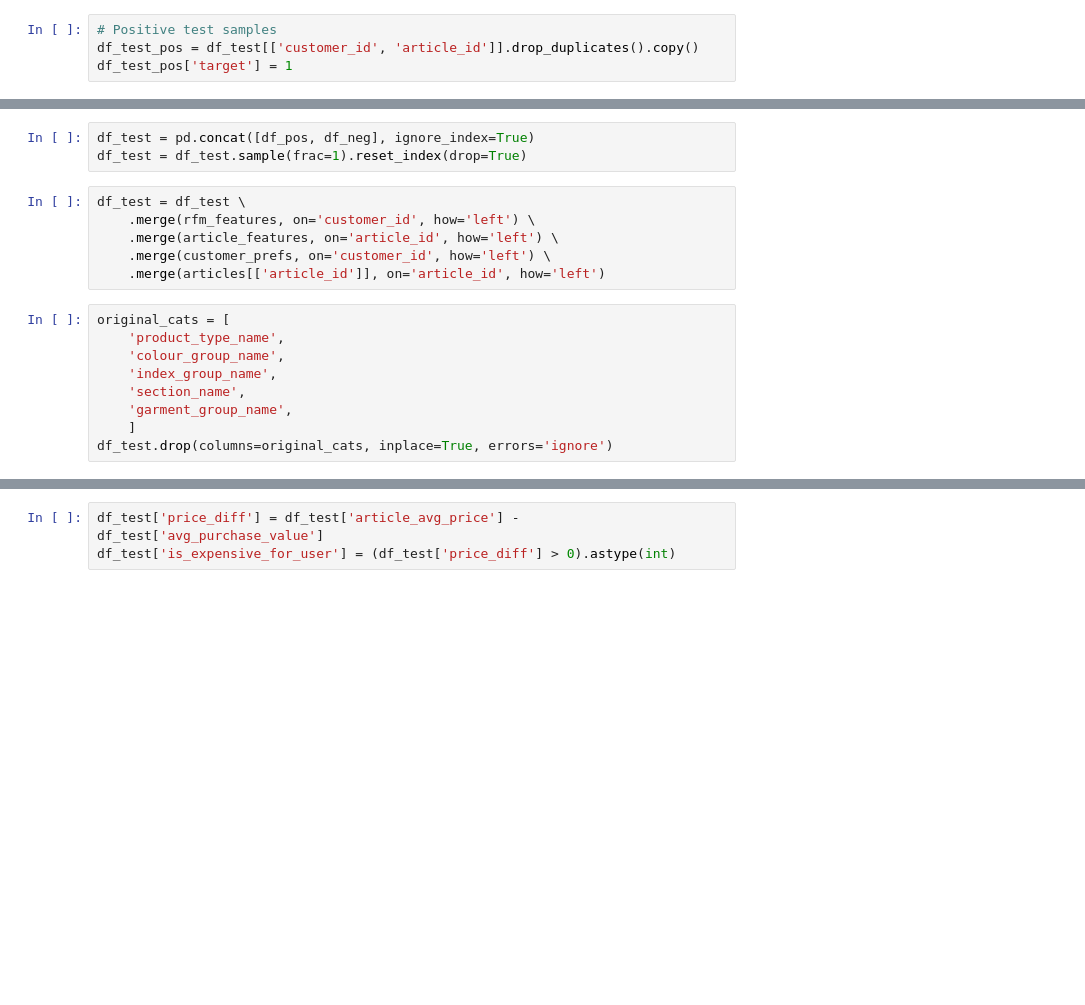
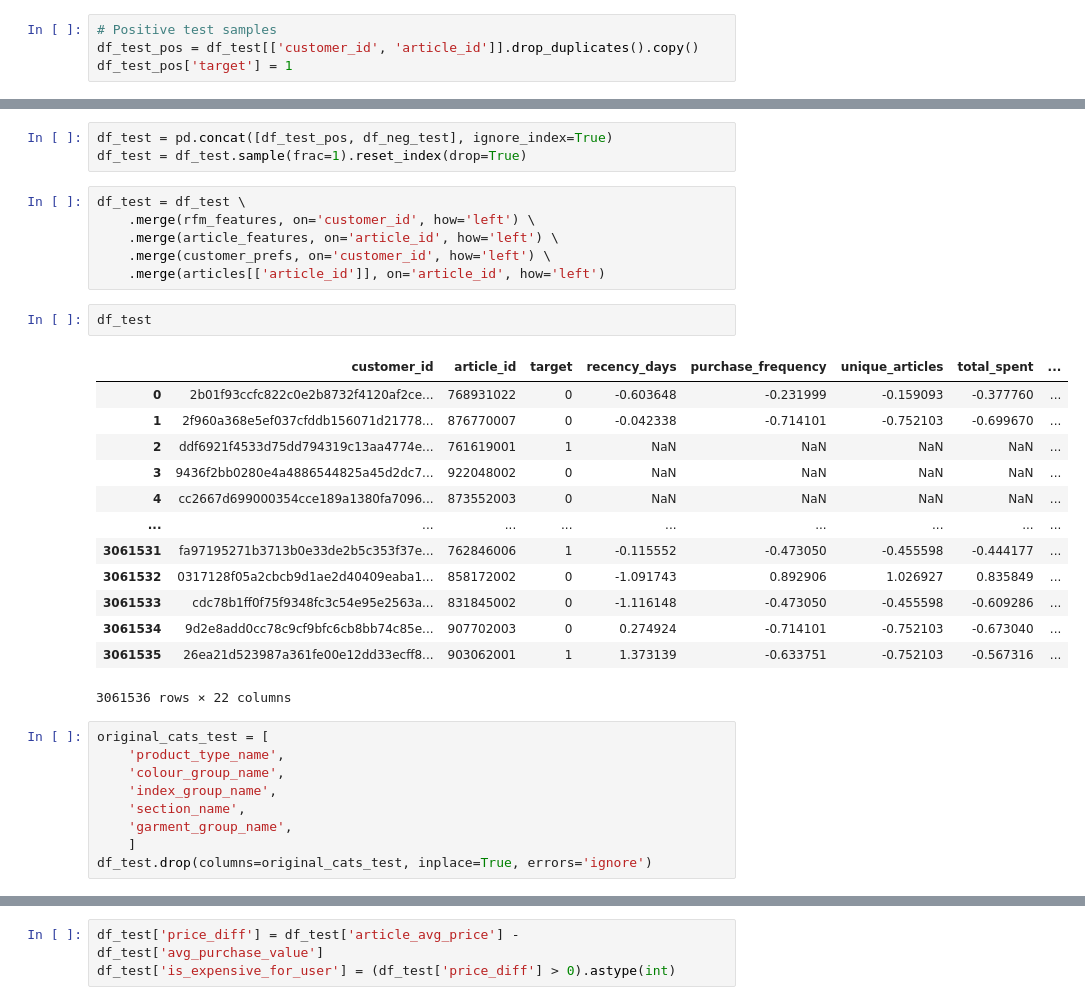
Before and after one commit to MinhGioChai/PowerBI-Final, a Jupyter notebook: Allwedid.ipynb, the cells around one changed output, grey strips where cells are left out. Saved outputs shown, nothing was run; the diff lists cells and outputs as text; blank space fills up the shorter version.

```diff
--- a/Allwedid.ipynb
+++ b/Allwedid.ipynb
@@ -1134,5 +1187,5 @@ df_test_neg['target'] = 0
 # %%
-df_test = pd.concat([df_pos, df_neg], ignore_index=True)
+df_test = pd.concat([df_test_pos, df_neg_test], ignore_index=True)
 df_test = df_test.sample(frac=1).reset_index(drop=True)
 # %%
 df_test = df_test \
@@ -1140,12 +1193,28 @@ df_test = df_test \
     .merge(article_features, on='article_id', how='left') \
     .merge(customer_prefs, on='customer_id', how='left') \
     .merge(articles[['article_id']], on='article_id', how='left')
+# %%
+df_test
+# %% [output]
+|  | customer_id | article_id | target | recency_days | purchase_frequency | unique_articles | total_spent | ... |
+| 0 | 2b01f93ccfc822c0e2b8732f4120af2ce... | 768931022 | 0 | -0.603648 | -0.231999 | -0.159093 | -0.377760 | ... |
+| 1 | 2f960a368e5ef037cfddb156071d21778... | 876770007 | 0 | -0.042338 | -0.714101 | -0.752103 | -0.699670 | ... |
+| 2 | ddf6921f4533d75dd794319c13aa4774e... | 761619001 | 1 | NaN | NaN | NaN | NaN | ... |
+| 3 | 9436f2bb0280e4a4886544825a45d2dc7... | 922048002 | 0 | NaN | NaN | NaN | NaN | ... |
+| 4 | cc2667d699000354cce189a1380fa7096... | 873552003 | 0 | NaN | NaN | NaN | NaN | ... |
+| ... | ... | ... | ... | ... | ... | ... | ... | ... |
+| 3061531 | fa97195271b3713b0e33de2b5c353f37e... | 762846006 | 1 | -0.115552 | -0.473050 | -0.455598 | -0.444177 | ... |
+| 3061532 | 0317128f05a2cbcb9d1ae2d40409eaba1... | 858172002 | 0 | -1.091743 | 0.892906 | 1.026927 | 0.835849 | ... |
+| 3061533 | cdc78b1ff0f75f9348fc3c54e95e2563a... | 831845002 | 0 | -1.116148 | -0.473050 | -0.455598 | -0.609286 | ... |
+| 3061534 | 9d2e8add0cc78c9cf9bfc6cb8bb74c85e... | 907702003 | 0 | 0.274924 | -0.714101 | -0.752103 | -0.673040 | ... |
+| 3061535 | 26ea21d523987a361fe00e12dd33ecff8... | 903062001 | 1 | 1.373139 | -0.633751 | -0.752103 | -0.567316 | ... |
+3061536 rows × 22 columns
 # %%
-original_cats = [
+original_cats_test = [
     'product_type_name',
     'colour_group_name',
     'index_group_name',
     'section_name',
     'garment_group_name',
     ]
-df_test.drop(columns=original_cats, inplace=True, errors='ignore')
+df_test.drop(columns=original_cats_test, inplace=True, errors='ignore')
```
Also changed, not shown: parts of 14 cells of this notebook.
